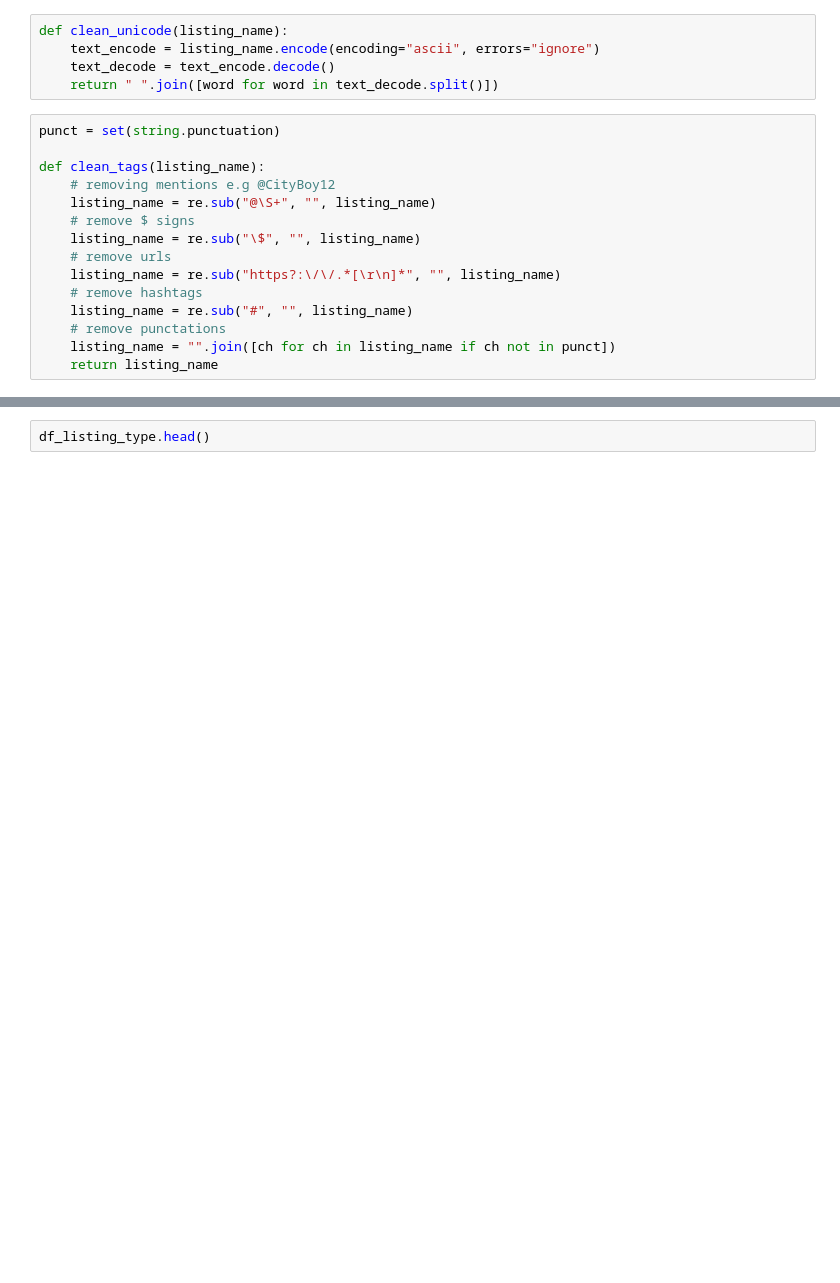
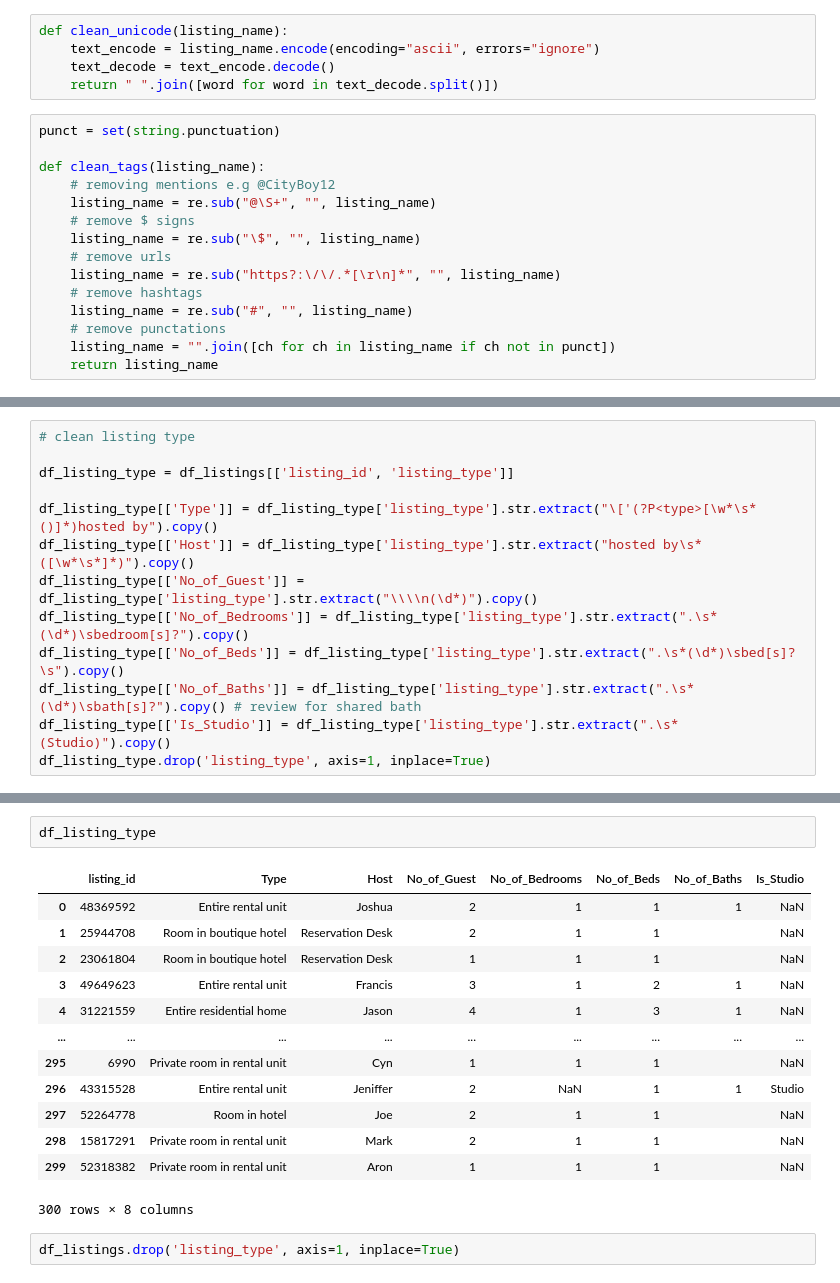
Before and after one commit to darrenseq/fair-square-bnb, a Jupyter notebook: Airbnb_Scraping.ipynb, the cells around one changed output, grey strips where cells are left out. Drawn from its saved outputs; the diff is of its cells as text; blank space fills up the shorter version.

```diff
--- a/Airbnb_Scraping.ipynb
+++ b/Airbnb_Scraping.ipynb
@@ -236,0 +277,13 @@ df_listing_type = df_listing_type['listing_type'].str.extract(listing_type_patte
+# %%
+# clean listing type
+
+df_listing_type = df_listings[['listing_id', 'listing_type']]
+
+df_listing_type[['Type']] = df_listing_type['listing_type'].str.extract("\['(?P<type>[\w*\s*()]*)hosted by").copy()
+df_listing_type[['Host']] = df_listing_type['listing_type'].str.extract("hosted by\s*([\w*\s*]*)").copy()
+df_listing_type[['No_of_Guest']] = df_listing_type['listing_type'].str.extract("\\\\n(\d*)").copy()
+df_listing_type[['No_of_Bedrooms']] = df_listing_type['listing_type'].str.extract(".\s*(\d*)\sbedroom[s]?").copy()
+df_listing_type[['No_of_Beds']] = df_listing_type['listing_type'].str.extract(".\s*(\d*)\sbed[s]?\s").copy()
+df_listing_type[['No_of_Baths']] = df_listing_type['listing_type'].str.extract(".\s*(\d*)\sbath[s]?").copy() # review for shared bath
+df_listing_type[['Is_Studio']] = df_listing_type['listing_type'].str.extract(".\s*(Studio)").copy()
+df_listing_type.drop('listing_type', axis=1, inplace=True)
@@ -237,2 +300,18 @@ df_listing_type = df_listing_type['listing_type'].str.extract(listing_type_patte
 # %%
-df_listing_type.head()
+df_listing_type
+# %% [output]
+|  | listing_id | Type | Host | No_of_Guest | No_of_Bedrooms | No_of_Beds | No_of_Baths | Is_Studio |
+| 0 | 48369592 | Entire rental unit | Joshua | 2 | 1 | 1 | 1 | NaN |
+| 1 | 25944708 | Room in boutique hotel | Reservation Desk | 2 | 1 | 1 |  | NaN |
+| 2 | 23061804 | Room in boutique hotel | Reservation Desk | 1 | 1 | 1 |  | NaN |
+| 3 | 49649623 | Entire rental unit | Francis | 3 | 1 | 2 | 1 | NaN |
+| 4 | 31221559 | Entire residential home | Jason | 4 | 1 | 3 | 1 | NaN |
+| ... | ... | ... | ... | ... | ... | ... | ... | ... |
+| 295 | 6990 | Private room in rental unit | Cyn | 1 | 1 | 1 |  | NaN |
+| 296 | 43315528 | Entire rental unit | Jeniffer | 2 | NaN | 1 | 1 | Studio |
+| 297 | 52264778 | Room in hotel | Joe | 2 | 1 | 1 |  | NaN |
+| 298 | 15817291 | Private room in rental unit | Mark | 2 | 1 | 1 |  | NaN |
+| 299 | 52318382 | Private room in rental unit | Aron | 1 | 1 | 1 |  | NaN |
+300 rows × 8 columns
+# %%
+df_listings.drop('listing_type', axis=1, inplace=True)
```
Also changed, not shown: parts of 10 cells of this notebook.
